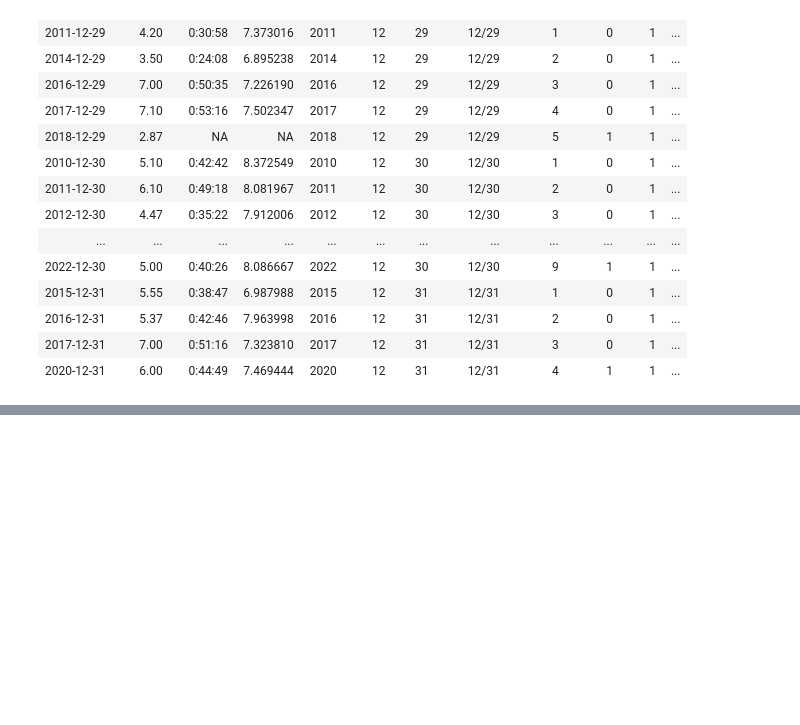
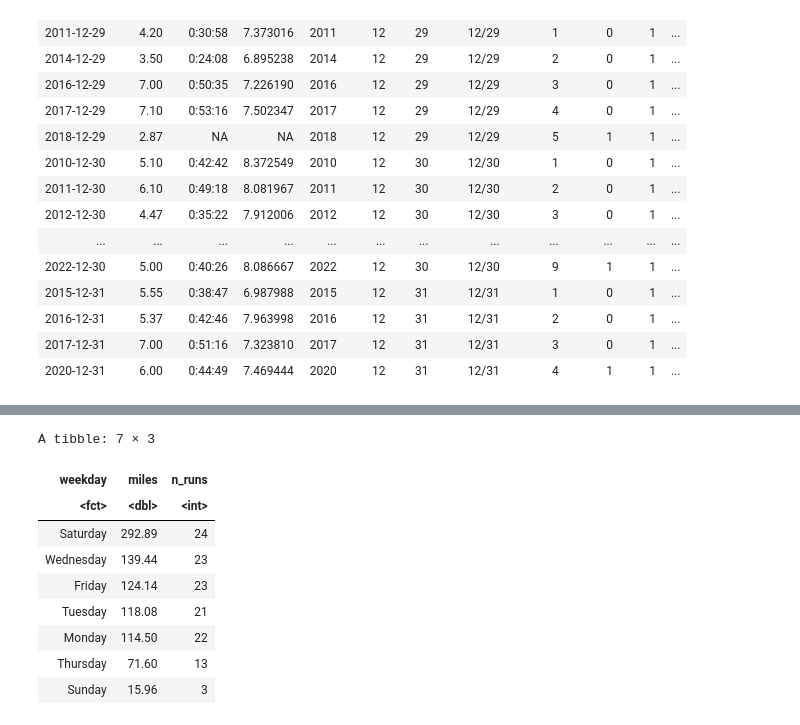
Before and after one commit to adolwick/biof309project, a Jupyter notebook: runs_per_date.ipynb, the cells around one changed output, grey strips where cells are left out. Drawn from its saved outputs; the diff is of its cells as text; code cells hidden in the pictures; blank space fills up the shorter version.

```diff
--- a/runs_per_date.ipynb
+++ b/runs_per_date.ipynb
@@ -624,3 +622,21 @@ A tibble: 7 × 3
+# %%
+df3 %>%
+    filter(Year==2024) %>%
+    group_by(weekday) %>%
+    summarize(miles = sum(Mileage),
+              n_runs = n()) %>%
+    arrange(-miles)
+# %% [output]
+A tibble: 7 × 3
+| weekday | miles | n_runs |
+| <fct> | <dbl> | <int> |
+| Saturday | 292.89 | 24 |
+| Wednesday | 139.44 | 23 |
+| Friday | 124.14 | 23 |
+| Tuesday | 118.08 | 21 |
+| Monday | 114.50 | 22 |
+| Thursday | 71.60 | 13 |
+| Sunday | 15.96 | 3 |
 # %%
 p8 = ggplot(df3, aes(x=Year, y=Mileage, fill=weekday)) +
     geom_col(position=position_stack(reverse=TRUE)) +
```
Also changed, not shown: parts of 27 cells of this notebook.
